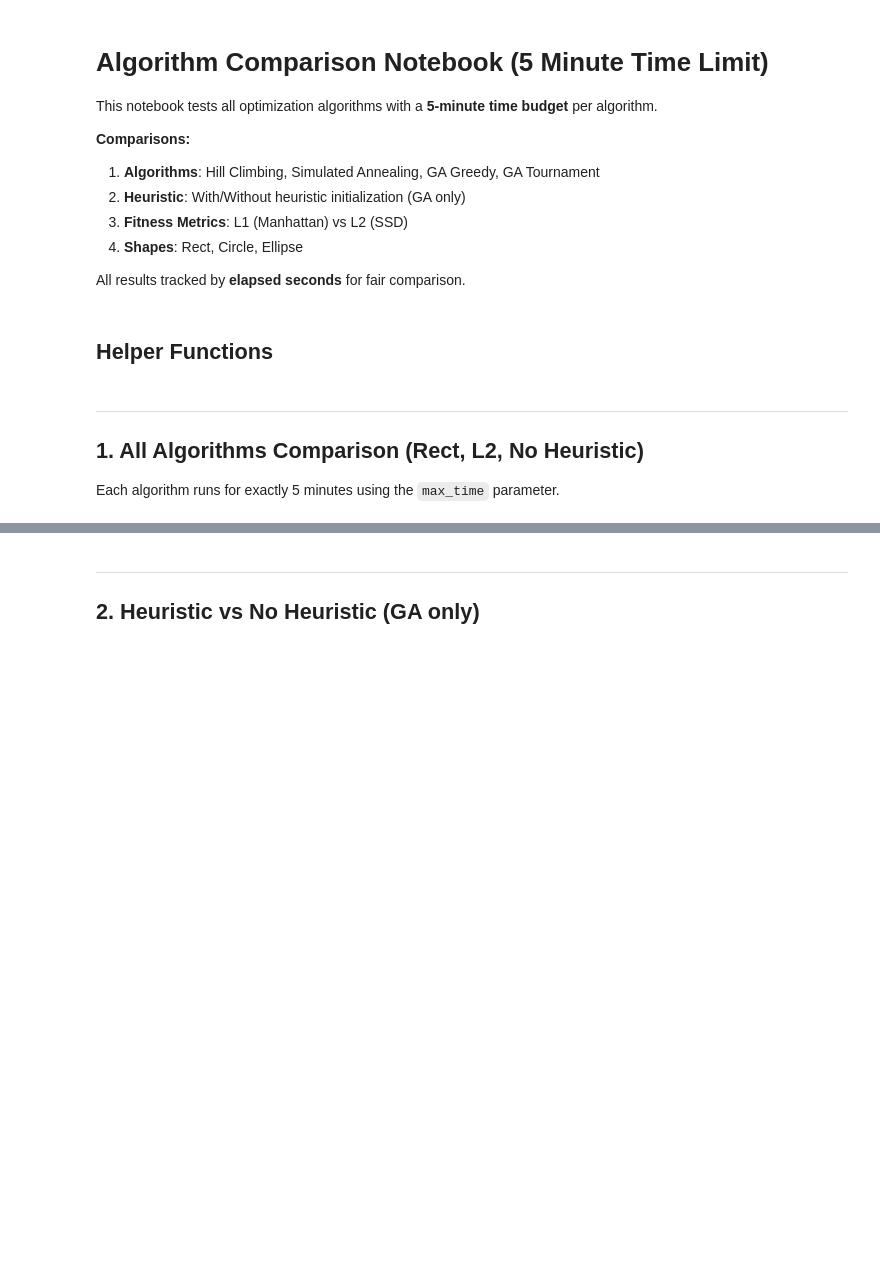
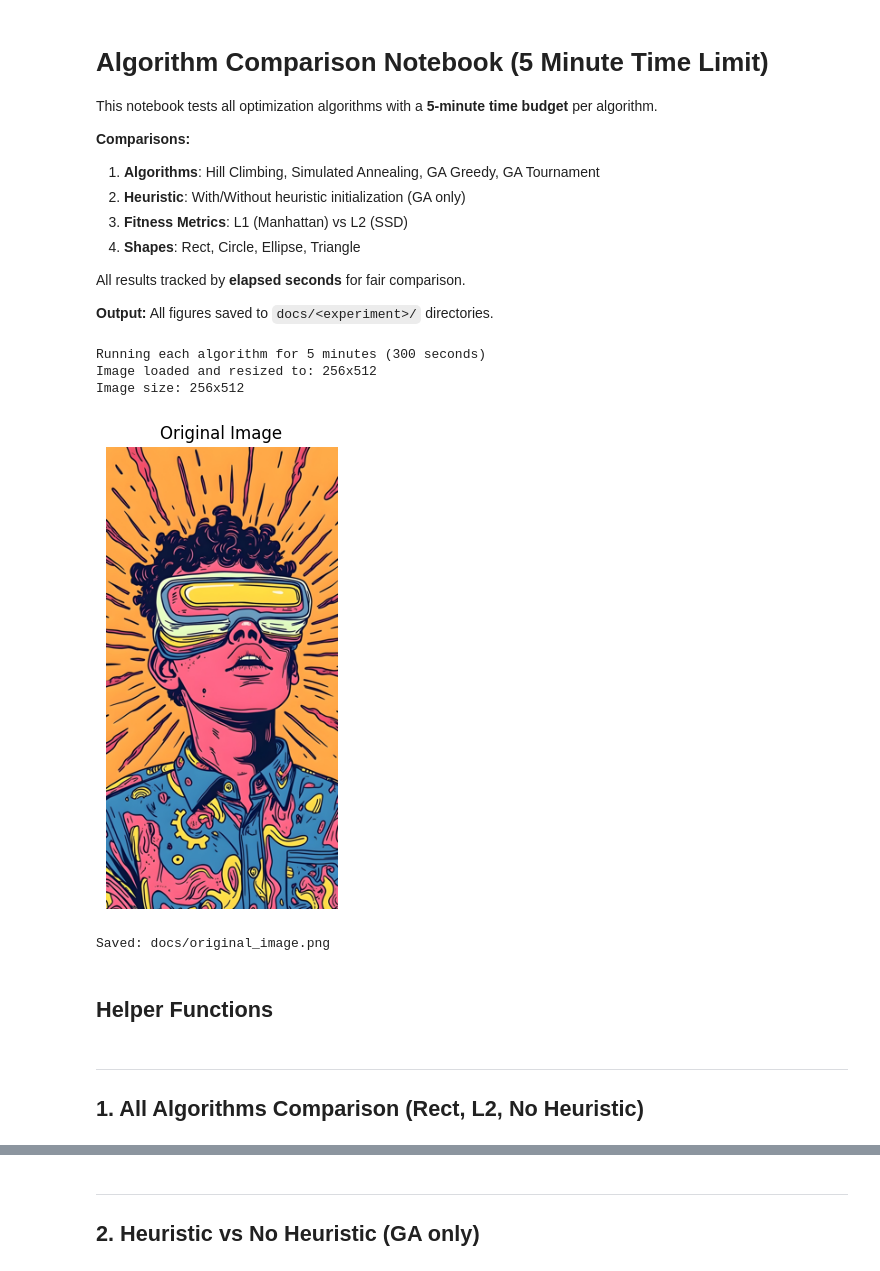
Before and after one commit to Max0uch1ta/geometrical-image-recreation, a Jupyter notebook: comparison_notebook.ipynb, the cells around one changed output, grey strips where cells are left out. Saved outputs shown, nothing was run; the diff lists cells and outputs as text; code cells hidden in the pictures; blank space fills up the shorter version.

```diff
--- a/comparison_notebook.ipynb
+++ b/comparison_notebook.ipynb
@@ -7,17 +7,21 @@ This notebook tests all optimization algorithms with a **5-minute time budget**
 1. **Algorithms**: Hill Climbing, Simulated Annealing, GA Greedy, GA Tournament
 2. **Heuristic**: With/Without heuristic initialization (GA only)
 3. **Fitness Metrics**: L1 (Manhattan) vs L2 (SSD)
-4. **Shapes**: Rect, Circle, Ellipse
+4. **Shapes**: Rect, Circle, Ellipse, Triangle
 
 All results tracked by **elapsed seconds** for fair comparison.
+
+**Output:** All figures saved to `docs/<experiment>/` directories.
 # %%
+import os
 import time
 import matplotlib.pyplot as plt
 import numpy as np
 from PIL import Image
+from pathlib import Path
 
 # Import from our modules
-from genotype import Genotype, Rect, Circle, Ellipse
+from genotype import Genotype, Rect, Circle, Ellipse, Triangle
 from utils import (
     load_img, initialize_grid, generate_phenotype,
     compute_fitness, compute_fitness_l1, get_jittered_grid_individual
@@ -26,27 +30,39 @@ from algorithms import (
     hill_climbing, simulated_annealing,
     ga_greedy, ga_tournament
 )
+
+# Create docs directory structure
+DOCS_DIR = Path("docs")
+DOCS_DIR.mkdir(exist_ok=True)
 # %%
 # Configuration
-IMAGE_PATH = "./test.png"  # Change to your test image
+IMAGE_PATH = "./popart.png"
 MAX_TIME_MINUTES = 5       # 5 minutes per algorithm
 MAX_TIME_SEC = MAX_TIME_MINUTES * 60  # Convert to seconds
 MAX_ITER = 1000000         # High enough to not limit before time
 POP_SIZE = 20              # Population size for GAs
 GRID_SIZE = 5              # Grid size for local search init
 
 print(f"Running each algorithm for {MAX_TIME_MINUTES} minutes ({MAX_TIME_SEC} seconds)")
 
 # Load image
 original_img, w, h = load_img(IMAGE_PATH)
 print(f"Image size: {w}x{h}")
 
 # Display original image
 plt.figure(figsize=(6, 6))
 plt.imshow(original_img)
 plt.title("Original Image")
 plt.axis("off")
+plt.savefig(DOCS_DIR / "original_image.png", dpi=150, bbox_inches='tight')
 plt.show()
+print(f"Saved: {DOCS_DIR / 'original_image.png'}")
+# %% [output]
+Running each algorithm for 5 minutes (300 seconds)
+Image loaded and resized to: 256x512
+Image size: 256x512
+[figure, added]
+Saved: docs/original_image.png
 # %% [markdown]
 ## Helper Functions
 # %%
@@ -158,6 +200,4 @@ def show_phenotypes(results, cols=4):
 # %% [markdown]
 ---
 ## 1. All Algorithms Comparison (Rect, L2, No Heuristic)
-
-Each algorithm runs for exactly 5 minutes using the `max_time` parameter.
 # %%
```
Also changed, not shown: parts of 14 cells of this notebook, 56 other files.
